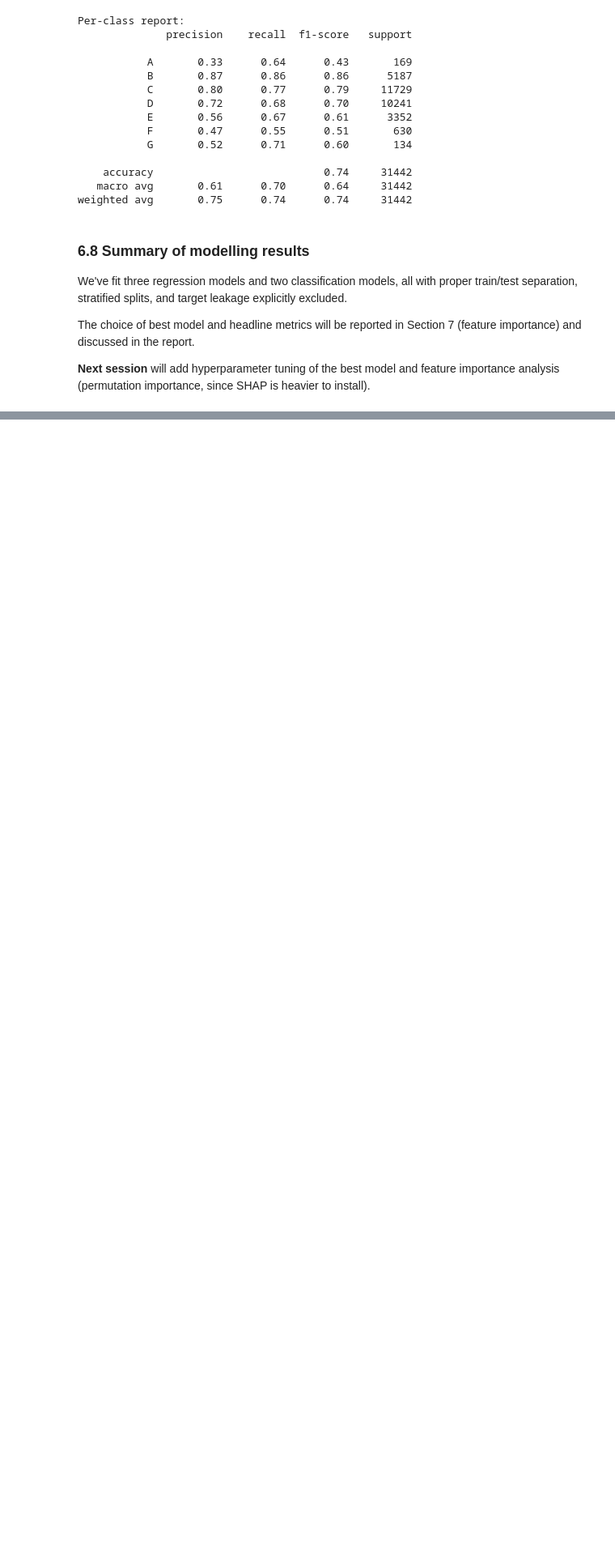
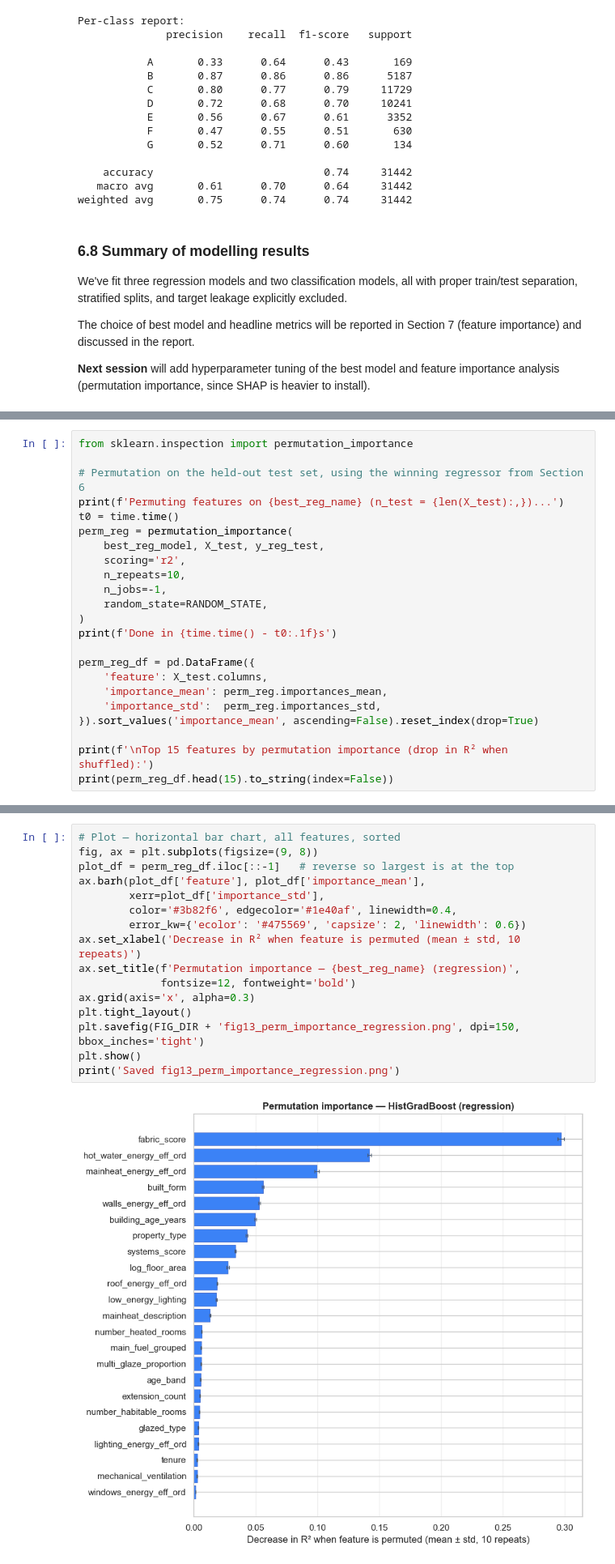
Before and after one commit to Lloydster118/COM6003-Data-Science-CW1, a Jupyter notebook: notebooks/bucks_epc_analysis.ipynb, the cells around one changed output, grey strips where cells are left out. Shown at 81% size. Saved outputs shown, nothing was run; the diff lists cells and outputs as text; blank space fills up the shorter version.

```diff
--- a/notebooks/bucks_epc_analysis.ipynb
+++ b/notebooks/bucks_epc_analysis.ipynb
@@ -1695,0 +1718,23 @@ heavier to install).
+# %%
+from sklearn.inspection import permutation_importance
+
+# Permutation on the held-out test set, using the winning regressor from Section 6
+print(f'Permuting features on {best_reg_name} (n_test = {len(X_test):,})...')
+t0 = time.time()
+perm_reg = permutation_importance(
+    best_reg_model, X_test, y_reg_test,
+    scoring='r2',
+    n_repeats=10,
+    n_jobs=-1,
+    random_state=RANDOM_STATE,
+)
+print(f'Done in {time.time() - t0:.1f}s')
+
+perm_reg_df = pd.DataFrame({
+    'feature': X_test.columns,
+    'importance_mean': perm_reg.importances_mean,
+    'importance_std':  perm_reg.importances_std,
+}).sort_values('importance_mean', ascending=False).reset_index(drop=True)
+
+print(f'\nTop 15 features by permutation importance (drop in R² when shuffled):')
+print(perm_reg_df.head(15).to_string(index=False))
@@ -1695,0 +1762,18 @@ heavier to install).
+# %%
+# Plot — horizontal bar chart, all features, sorted
+fig, ax = plt.subplots(figsize=(9, 8))
+plot_df = perm_reg_df.iloc[::-1]   # reverse so largest is at the top
+ax.barh(plot_df['feature'], plot_df['importance_mean'],
+        xerr=plot_df['importance_std'],
+        color='#3b82f6', edgecolor='#1e40af', linewidth=0.4,
+        error_kw={'ecolor': '#475569', 'capsize': 2, 'linewidth': 0.6})
+ax.set_xlabel('Decrease in R² when feature is permuted (mean ± std, 10 repeats)')
+ax.set_title(f'Permutation importance — {best_reg_name} (regression)',
+             fontsize=12, fontweight='bold')
+ax.grid(axis='x', alpha=0.3)
+plt.tight_layout()
+plt.savefig(FIG_DIR + 'fig13_perm_importance_regression.png', dpi=150, bbox_inches='tight')
+plt.show()
+print('Saved fig13_perm_importance_regression.png')
+# %% [output]
+[figure, added]
```
Also changed, not shown: parts of 23 cells of this notebook, 6 other files.
